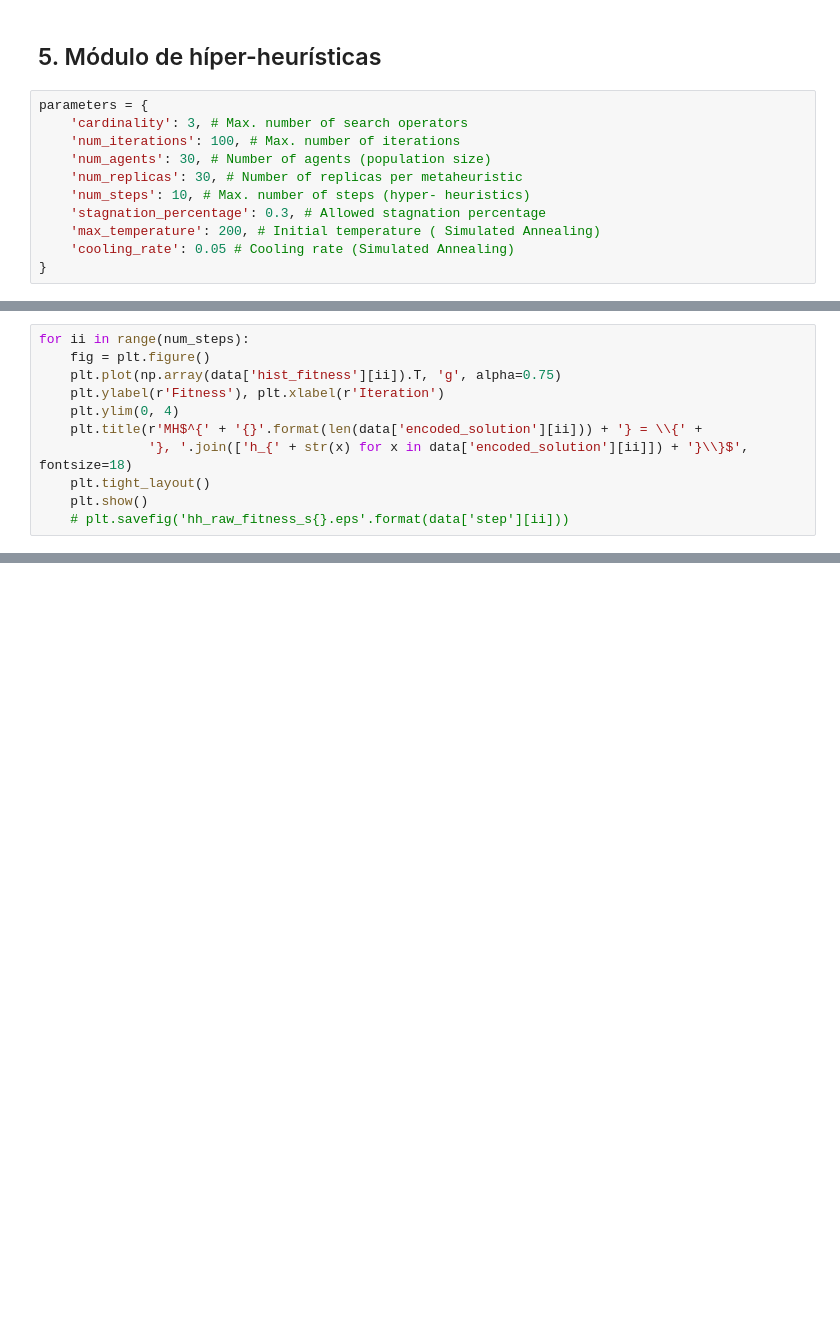
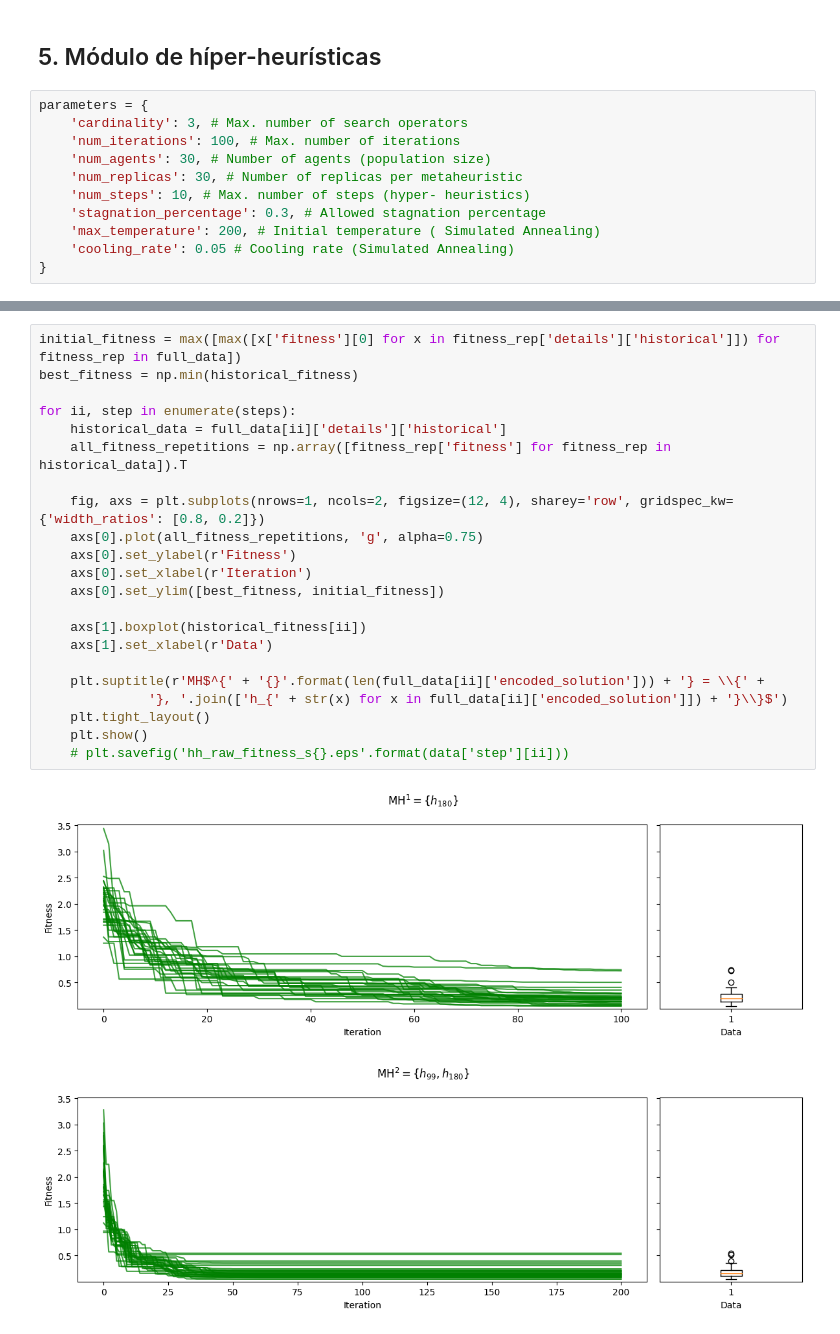
Before and after one commit to jcrvz/customhys, a Jupyter notebook: examples/tutorial_in_spanish.ipynb, the cells around one changed output, grey strips where cells are left out. Drawn from its saved outputs; the diff is of its cells as text; blank space fills up the shorter version.

```diff
--- a/examples/tutorial_in_spanish.ipynb
+++ b/examples/tutorial_in_spanish.ipynb
@@ -565,11 +545,0 @@ plt.show()
-# %%
-for ii in range(num_steps):
-    fig = plt.figure()
-    plt.plot(np.array(data['hist_fitness'][ii]).T, 'g', alpha=0.75)
-    plt.ylabel(r'Fitness'), plt.xlabel(r'Iteration')
-    plt.ylim(0, 4)
-    plt.title(r'MH$^{' + '{}'.format(len(data['encoded_solution'][ii])) + '} = \\{' +
-              '}, '.join(['h_{' + str(x) for x in data['encoded_solution'][ii]]) + '}\\}$', fontsize=18)
-    plt.tight_layout()
-    plt.show()
-    # plt.savefig('hh_raw_fitness_s{}.eps'.format(data['step'][ii]))
@@ -575,0 +558,25 @@ for ii in range(num_steps):
+# %%
+initial_fitness = max([max([x['fitness'][0] for x in fitness_rep['details']['historical']]) for fitness_rep in full_data])
+best_fitness = np.min(historical_fitness)
+
+for ii, step in enumerate(steps):
+    historical_data = full_data[ii]['details']['historical']
+    all_fitness_repetitions = np.array([fitness_rep['fitness'] for fitness_rep in historical_data]).T
+
+    fig, axs = plt.subplots(nrows=1, ncols=2, figsize=(12, 4), sharey='row', gridspec_kw={'width_ratios': [0.8, 0.2]})
+    axs[0].plot(all_fitness_repetitions, 'g', alpha=0.75)
+    axs[0].set_ylabel(r'Fitness')
+    axs[0].set_xlabel(r'Iteration')
+    axs[0].set_ylim([best_fitness, initial_fitness])
+
+    axs[1].boxplot(historical_fitness[ii])
+    axs[1].set_xlabel(r'Data')
+
+    plt.suptitle(r'MH$^{' + '{}'.format(len(full_data[ii]['encoded_solution'])) + '} = \\{' +
+              '}, '.join(['h_{' + str(x) for x in full_data[ii]['encoded_solution']]) + '}\\}$')
+    plt.tight_layout()
+    plt.show()
+    # plt.savefig('hh_raw_fitness_s{}.eps'.format(data['step'][ii]))
+# %% [output]
+[figure, added]
+[figure, added]
```
Also changed, not shown: parts of 22 cells of this notebook, 4 other files.
